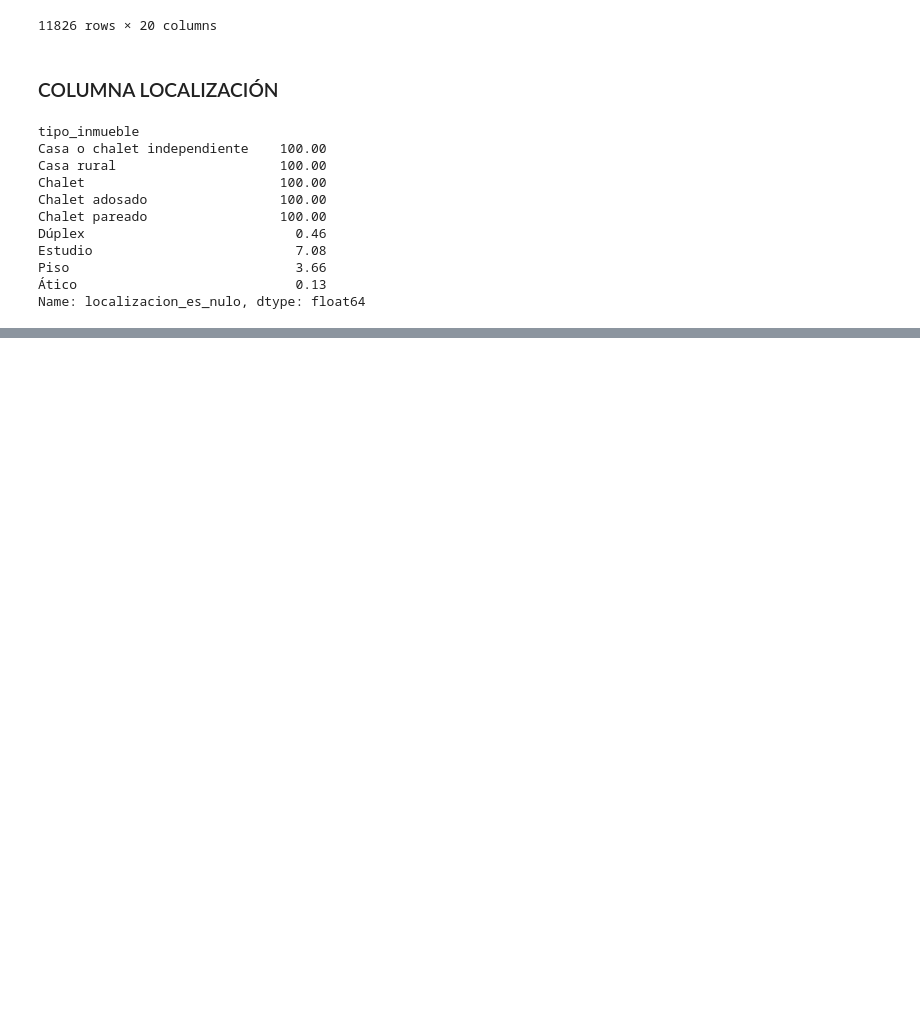
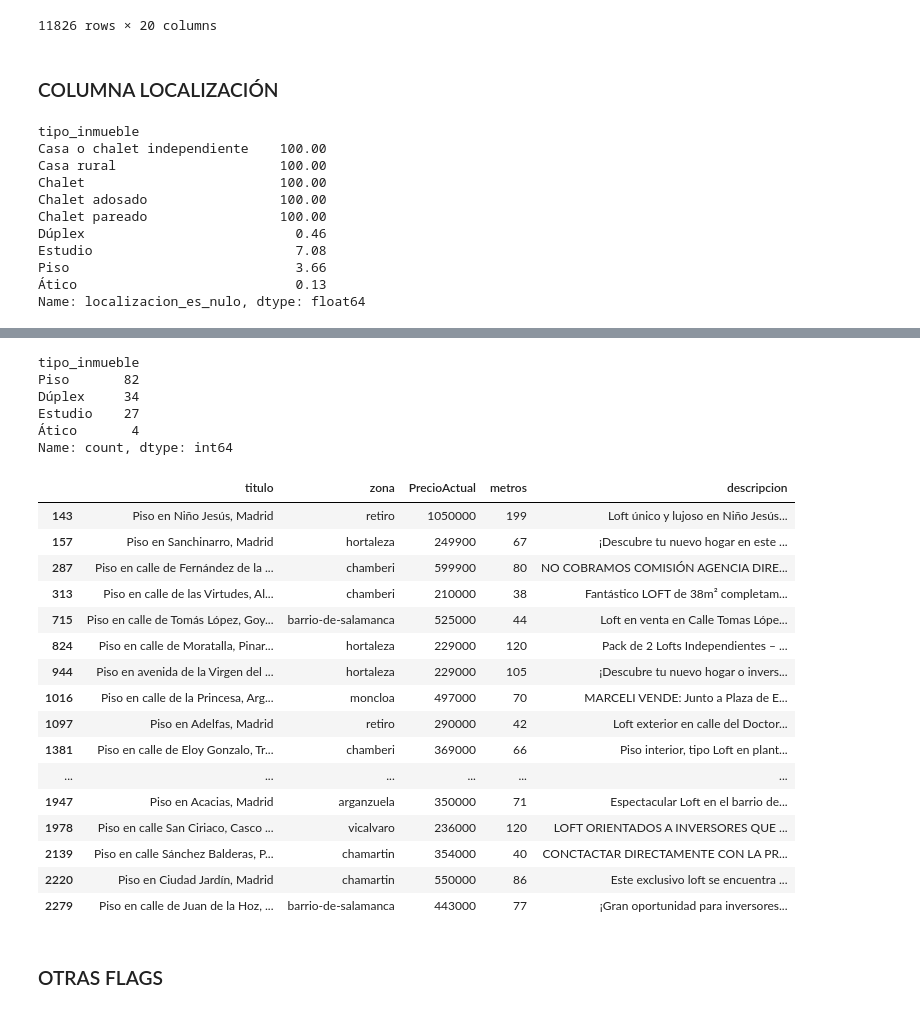
Before and after one commit to Gabriel-Caruso/ML-idealista, a Jupyter notebook: src/notebooks/01_preprocessing.ipynb, the cells around one changed output, grey strips where cells are left out. Drawn from its saved outputs; the diff is of its cells as text; code cells hidden in the pictures; blank space fills up the shorter version.

```diff
--- a/src/notebooks/01_preprocessing.ipynb
+++ b/src/notebooks/01_preprocessing.ipynb
@@ -524,0 +731,8 @@ Name: localizacion_es_nulo, dtype: float64
+# %%
+# ELIMINAR
+# Se eliminan porque son superficies imposibles y desconocemos el dato real.
+# Cualquier imputación sería artificial. Para "imputar" estos datos, lo más correcto sería hacer un modelo predictivo con target en metros
+# Y averiguar cuántos m2 corresponden a estos datos.
+print("Filas antes:", len(df)) # Esto era solo para comprobar que la línea de abajo funcionaba bien
+df = df[df["metros"] < 10000].copy()
+print("Filas después:", len(df))
@@ -524,0 +742,10 @@ Name: localizacion_es_nulo, dtype: float64
+# %%
+# Hecho esto, podemos ver otro tipo de incongruencias pero sobre los € por metro cuadrado
+euros_m2 = df["PrecioActual"] / df["metros"]
+
+# Buscamos algún precio que esté muy muy por debajo del mercado
+# Si los precios de Madrid a día de hoy no bajan de 2000€ el m2, teniendo en cuenta que este dataset debe ser algo anterior (no indica fecha)
+# Mirando "a ojo" deberíamos estimar que todo aquello que esté por debajo de 500 €/m2 tiene que estar mal
+# Fuentes del precio: https://www.bankinter.com/blog/finanzas-personales/comprar-casa-barata-madrid
+sus = df[euros_m2 < 500]
+sus
@@ -524,0 +759,8 @@ Name: localizacion_es_nulo, dtype: float64
+# %%
+# Llamativo que un estudio tenga 811 metros cuadrados
+# Las otras dos son duplicadas (no había caído hasta ahora en que la columna del enlace me iba a impedir ver duplicadas)
+# Además, son viviendas que se venden en una fracción de la propiedad. No ayudan nada al dataset. Hay que investigar estos nuevos casos también.
+# Esto es una categoría nueva que debo añadir: PROINDIVISO
+
+# Sea como sea, estas cuatro no pueden entrar.
+df = df[euros_m2 >= 500].copy()
@@ -524,0 +811,40 @@ Name: localizacion_es_nulo, dtype: float64
+# %%
+# La manera más sencilla es hacer una flag que indique si ese estudio es un loft
+descripcion_lower = df["descripcion"].fillna("").str.lower()
+df["flag_loft"] = descripcion_lower.str.contains("loft").astype(int)
+
+df[df["flag_loft"] == 1]["tipo_inmueble"].value_counts()
+# %% [output]
+tipo_inmueble
+Piso       82
+Dúplex     34
+Estudio    27
+Ático       4
+Name: count, dtype: int64
+# %%
+# Llama la atención que haya tantos pisos. Lo normal es que, igual que en estudio, la gente habrá marcado "piso" para indicar su loft porque
+# técnicamente son eso, pisos. Igual que un loft de dos plantas puede ser un dúplex.
+# Por si acaso, hay que mirarlo
+
+pisos_loft = df[(df["tipo_inmueble"] == "Piso") & (df["flag_loft"] == 1)]
+pisos_loft[["titulo", "zona", "PrecioActual", "metros", "descripcion"]].head(20)
+# %% [output]
+|  | titulo | zona | PrecioActual | metros | descripcion |
+| 143 | Piso en Niño Jesús, Madrid | retiro | 1050000 | 199 | Loft único y lujoso en Niño Jesús... |
+| 157 | Piso en Sanchinarro, Madrid | hortaleza | 249900 | 67 | ¡Descubre tu nuevo hogar en este ... |
+| 287 | Piso en calle de Fernández de la ... | chamberi | 599900 | 80 | NO COBRAMOS COMISIÓN AGENCIA DIRE... |
+| 313 | Piso en calle de las Virtudes, Al... | chamberi | 210000 | 38 | Fantástico LOFT de 38m² completam... |
+| 715 | Piso en calle de Tomás López, Goy... | barrio-de-salamanca | 525000 | 44 | Loft en venta en Calle Tomas Lópe... |
+| 824 | Piso en calle de Moratalla, Pinar... | hortaleza | 229000 | 120 | Pack de 2 Lofts Independientes – ... |
+| 944 | Piso en avenida de la Virgen del ... | hortaleza | 229000 | 105 | ¡Descubre tu nuevo hogar o invers... |
+| 1016 | Piso en calle de la Princesa, Arg... | moncloa | 497000 | 70 | MARCELI VENDE: Junto a Plaza de E... |
+| 1097 | Piso en Adelfas, Madrid | retiro | 290000 | 42 | Loft exterior en calle del Doctor... |
+| 1381 | Piso en calle de Eloy Gonzalo, Tr... | chamberi | 369000 | 66 | Piso interior, tipo Loft en plant... |
+| ... | ... | ... | ... | ... | ... |
+| 1947 | Piso en Acacias, Madrid | arganzuela | 350000 | 71 | Espectacular Loft en el barrio de... |
+| 1978 | Piso en calle San Ciriaco, Casco ... | vicalvaro | 236000 | 120 | LOFT ORIENTADOS A INVERSORES QUE ... |
+| 2139 | Piso en calle Sánchez Balderas, P... | chamartin | 354000 | 40 | CONCTACTAR DIRECTAMENTE CON LA PR... |
+| 2220 | Piso en Ciudad Jardín, Madrid | chamartin | 550000 | 86 | Este exclusivo loft se encuentra ... |
+| 2279 | Piso en calle de Juan de la Hoz, ... | barrio-de-salamanca | 443000 | 77 | ¡Gran oportunidad para inversores... |
+# %% [markdown]
+### OTRAS FLAGS
```
Also changed, not shown: parts of 44 cells of this notebook, 2 other files.
